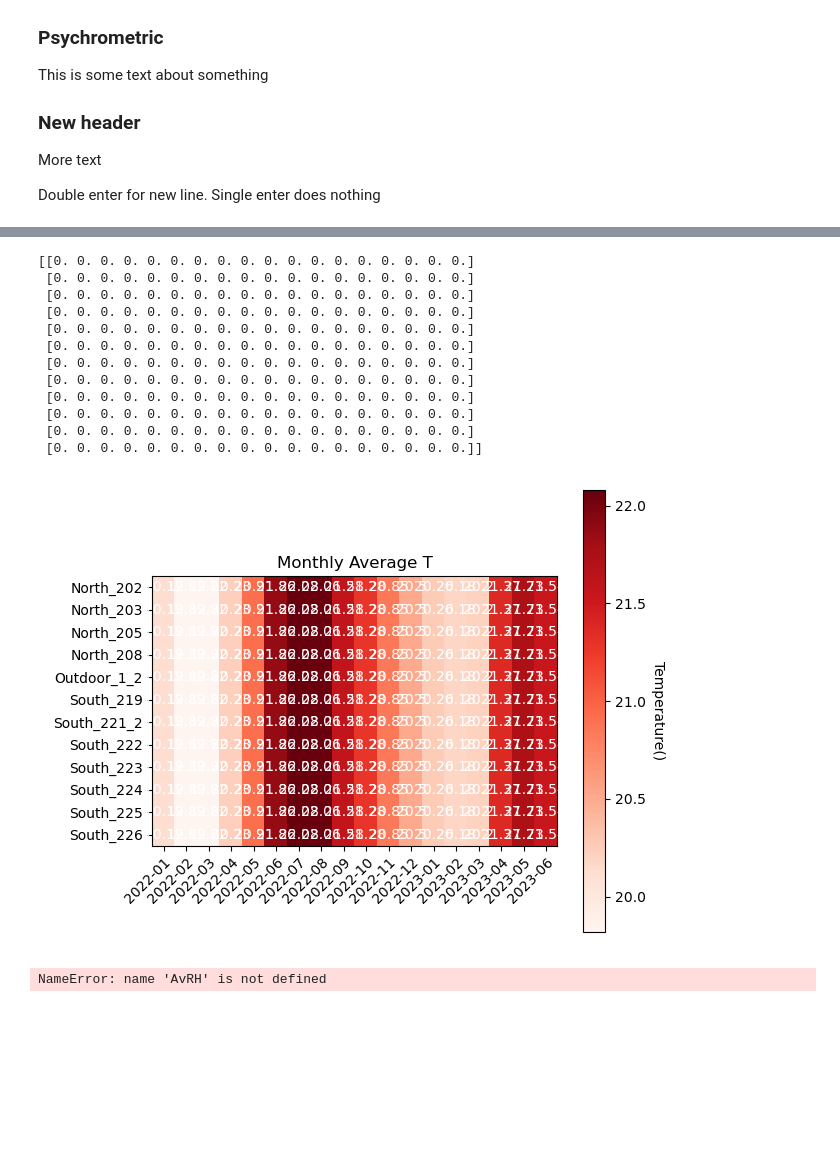
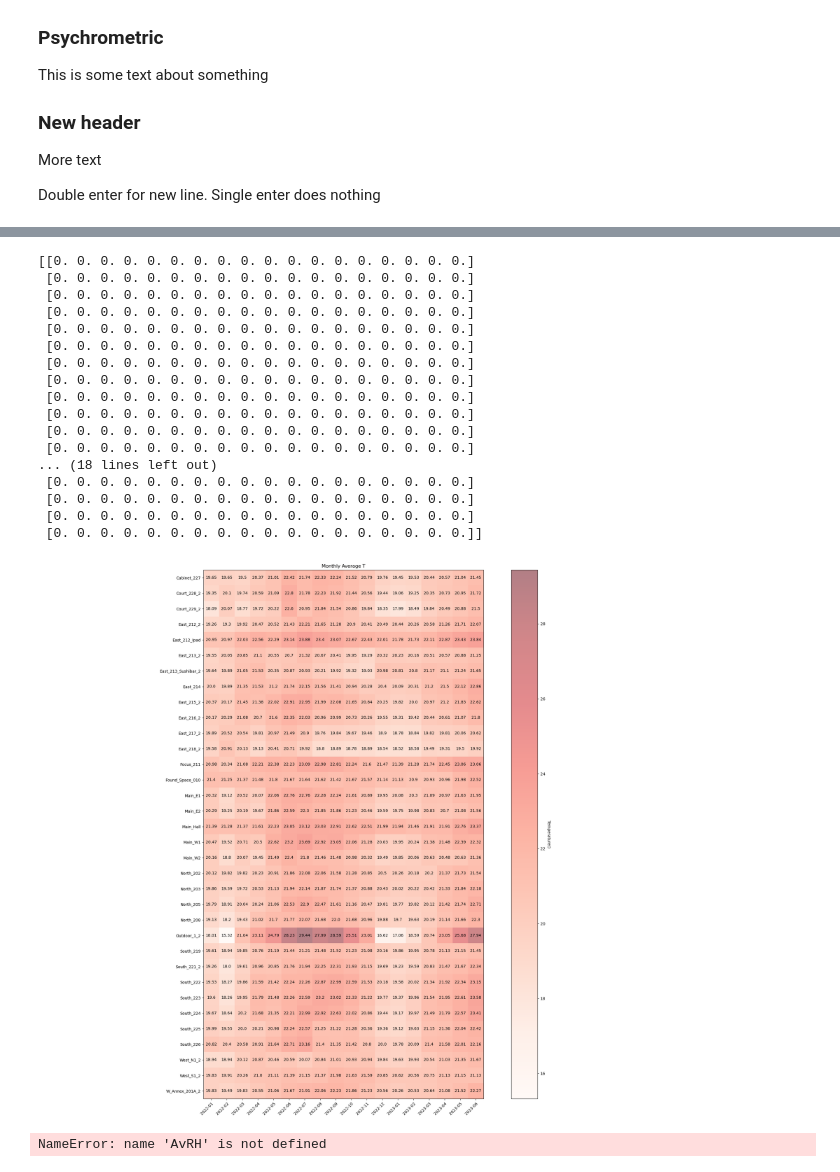
Before and after one commit to MPlusConservation/EMS_Data, a Jupyter notebook: EMS_data.ipynb, the cells around one changed output, grey strips where cells are left out. Cells and saved outputs as stored; diff of their text form; code cells hidden in the pictures; blank space fills up the shorter version.

```diff
--- a/EMS_data.ipynb
+++ b/EMS_data.ipynb
@@ -534,10 +550,11 @@ if len(names) > 1:
         np_arr[i,] = AvRH
 
 np_arr = np_arr.round(2) #decimal points
-fig, ax = plt.subplots()
+fig, ax = plt.subplots(figsize=(20,20))
 
 # im = heat map
-im = ax.imshow(np_arr, cmap = 'Blues')
+im = ax.imshow(np_arr, cmap = 'Blues', interpolation='nearest', alpha=0.5)
+
 
 ax.set_xticks(np.arange(len(Avdate)), labels=Avdate)
 ax.set_yticks(np.arange(len(names)), labels=names)
@@ -548,15 +565,16 @@ plt.setp(ax.get_xticklabels(), rotation=45, ha="right",
 for i in range(len(names)):
     for j in range(len(Avdate)):
         text = ax.text(j, i, np_arr[i, j],
-                       ha="center", va="center", color="w")
+                       ha="center", va="center", color="black")
 
 cbar = ax.figure.colorbar(im, ax=ax)
 cbar.ax.set_ylabel('Relative Humidity (%)', rotation=-90, va="bottom")
 #cbar.ax.set_ylim([40,60])
 
 ax.set_title("Monthly Average RH")
-fig.tight_layout()
+#fig.tight_layout()
 plt.show()
+fig.savefig('Heatmap_RH')
 # %% [output]
 [[0. 0. 0. 0. 0. 0. 0. 0. 0. 0. 0. 0. 0. 0. 0. 0. 0. 0.]
  [0. 0. 0. 0. 0. 0. 0. 0. 0. 0. 0. 0. 0. 0. 0. 0. 0. 0.]
@@ -590,47 +613,53 @@ np_arr[0,] = AvT
 #loop
 if len(names) > 1:
     for i in range(1,len(names)):
-        AvRH = dfs[i].set_index('Date').resample('1M').mean().reset_index().Temp
+        AvT = dfs[i].set_index('Date').resample('1M').mean().reset_index().Temp
         np_arr[i,] = AvT
 
 np_arr = np_arr.round(2) #decimal points
-fig, ax = plt.subplots()
+fig, ax = plt.subplots(figsize=(20,20))
 
 # im = heat map
-im = ax.imshow(np_arr, cmap = 'Reds')
+im = ax.imshow(np_arr, cmap = 'Reds', interpolation='nearest', alpha=0.5)
 
 ax.set_xticks(np.arange(len(Avdate)), labels=Avdate)
 ax.set_yticks(np.arange(len(names)), labels=names)
 
 plt.setp(ax.get_xticklabels(), rotation=45, ha="right",
          rotation_mode="anchor")
 
 for i in range(len(names)):
     for j in range(len(Avdate)):
         text = ax.text(j, i, np_arr[i, j],
-                       ha="center", va="center", color="w")
+                       ha="center", va="center", color="black")
 
 cbar = ax.figure.colorbar(im, ax=ax)
 cbar.ax.set_ylabel('Temperature()', rotation=-90, va="bottom")
 #cbar.ax.set_ylim([18,25])
 
 ax.set_title("Monthly Average T")
 fig.tight_layout()
 plt.show()
+fig.savefig('Heatmap_T')
 # %% [output]
 [[0. 0. 0. 0. 0. 0. 0. 0. 0. 0. 0. 0. 0. 0. 0. 0. 0. 0.]
  [0. 0. 0. 0. 0. 0. 0. 0. 0. 0. 0. 0. 0. 0. 0. 0. 0. 0.]
  [0. 0. 0. 0. 0. 0. 0. 0. 0. 0. 0. 0. 0. 0. 0. 0. 0. 0.]
  [0. 0. 0. 0. 0. 0. 0. 0. 0. 0. 0. 0. 0. 0. 0. 0. 0. 0.]
  [0. 0. 0. 0. 0. 0. 0. 0. 0. 0. 0. 0. 0. 0. 0. 0. 0. 0.]
  [0. 0. 0. 0. 0. 0. 0. 0. 0. 0. 0. 0. 0. 0. 0. 0. 0. 0.]
  [0. 0. 0. 0. 0. 0. 0. 0. 0. 0. 0. 0. 0. 0. 0. 0. 0. 0.]
  [0. 0. 0. 0. 0. 0. 0. 0. 0. 0. 0. 0. 0. 0. 0. 0. 0. 0.]
  [0. 0. 0. 0. 0. 0. 0. 0. 0. 0. 0. 0. 0. 0. 0. 0. 0. 0.]
  [0. 0. 0. 0. 0. 0. 0. 0. 0. 0. 0. 0. 0. 0. 0. 0. 0. 0.]
  [0. 0. 0. 0. 0. 0. 0. 0. 0. 0. 0. 0. 0. 0. 0. 0. 0. 0.]
+ [0. 0. 0. 0. 0. 0. 0. 0. 0. 0. 0. 0. 0. 0. 0. 0. 0. 0.]
+... (18 lines left out)
+ [0. 0. 0. 0. 0. 0. 0. 0. 0. 0. 0. 0. 0. 0. 0. 0. 0. 0.]
+ [0. 0. 0. 0. 0. 0. 0. 0. 0. 0. 0. 0. 0. 0. 0. 0. 0. 0.]
+ [0. 0. 0. 0. 0. 0. 0. 0. 0. 0. 0. 0. 0. 0. 0. 0. 0. 0.]
  [0. 0. 0. 0. 0. 0. 0. 0. 0. 0. 0. 0. 0. 0. 0. 0. 0. 0.]]
-[figure, old version]
+[figure, new version]
 # %%
 import numpy as np
 import matplotlib
```
Also changed, not shown: parts of 10 cells of this notebook, 1 other file.
